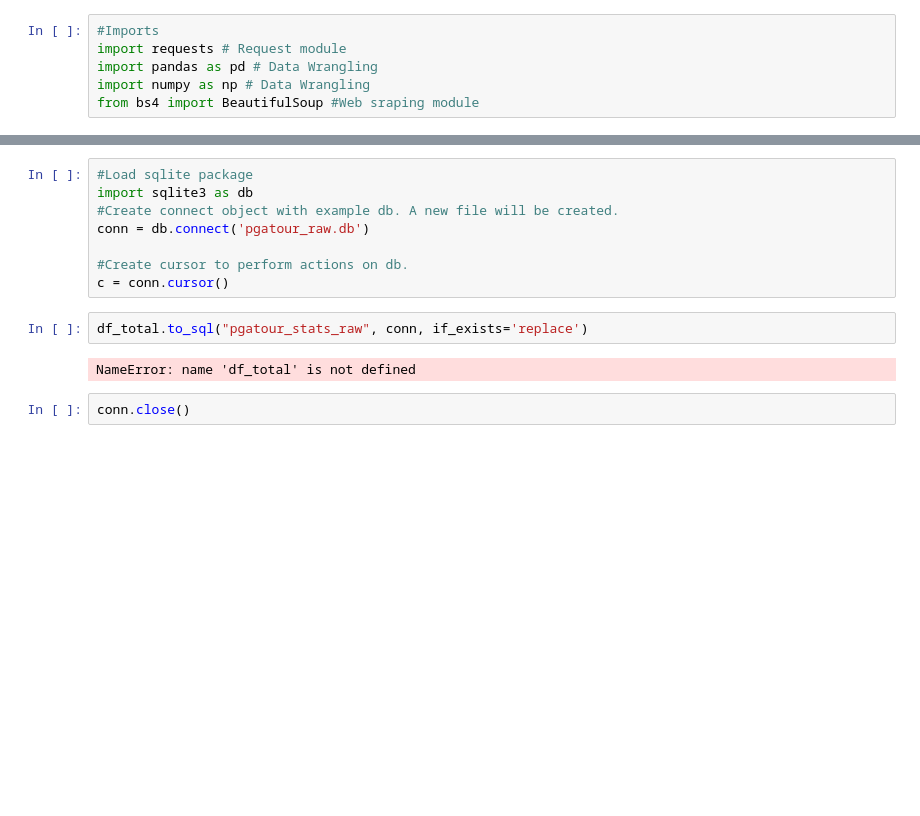
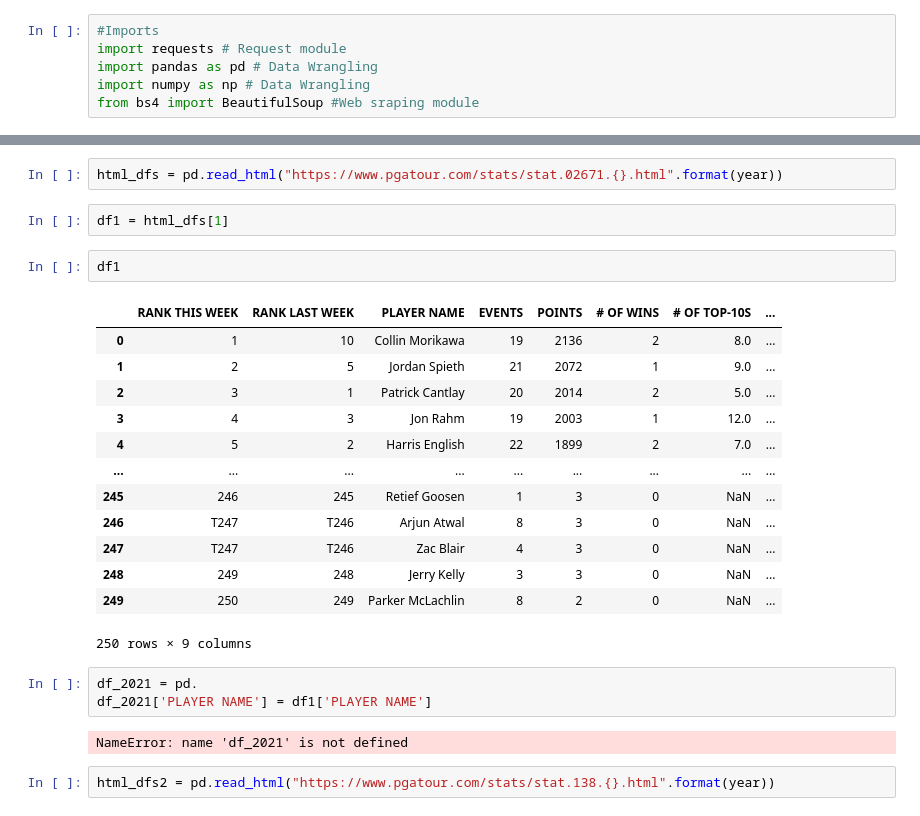
Before and after one commit to asval211/pga_golf_dataset, a Jupyter notebook: notebooks/exploratory/Cameron/Data Scraping.ipynb, the cells around one changed output, grey strips where cells are left out. Saved outputs shown, nothing was run; the diff lists cells and outputs as text; blank space fills up the shorter version.

```diff
--- a/notebooks/exploratory/Cameron/Data Scraping.ipynb
+++ b/notebooks/exploratory/Cameron/Data Scraping.ipynb
@@ -174,14 +9,27 @@ NameError: name 'df_total' is not defined
-# %%
-#Load sqlite package
-import sqlite3 as db
-#Create connect object with example db. A new file will be created.
-conn = db.connect('pgatour_raw.db')
-
-#Create cursor to perform actions on db.
-c = conn.cursor()
-# %%
-df_total.to_sql("pgatour_stats_raw", conn, if_exists='replace')
-# %% [output]
-NameError: name 'df_total' is not defined
-# %%
-conn.close()
+# %%
+html_dfs = pd.read_html("https://www.pgatour.com/stats/stat.02671.{}.html".format(year))
+# %%
+df1 = html_dfs[1]
+# %%
+df1
+# %% [output]
+|  | RANK THIS WEEK | RANK LAST WEEK | PLAYER NAME | EVENTS | POINTS | # OF WINS | # OF TOP-10S | ... |
+| 0 | 1 | 10 | Collin Morikawa | 19 | 2136 | 2 | 8.0 | ... |
+| 1 | 2 | 5 | Jordan Spieth | 21 | 2072 | 1 | 9.0 | ... |
+| 2 | 3 | 1 | Patrick Cantlay | 20 | 2014 | 2 | 5.0 | ... |
+| 3 | 4 | 3 | Jon Rahm | 19 | 2003 | 1 | 12.0 | ... |
+| 4 | 5 | 2 | Harris English | 22 | 1899 | 2 | 7.0 | ... |
+| ... | ... | ... | ... | ... | ... | ... | ... | ... |
+| 245 | 246 | 245 | Retief Goosen | 1 | 3 | 0 | NaN | ... |
+| 246 | T247 | T246 | Arjun Atwal | 8 | 3 | 0 | NaN | ... |
+| 247 | T247 | T246 | Zac Blair | 4 | 3 | 0 | NaN | ... |
+| 248 | 249 | 248 | Jerry Kelly | 3 | 3 | 0 | NaN | ... |
+| 249 | 250 | 249 | Parker McLachlin | 8 | 2 | 0 | NaN | ... |
+250 rows × 9 columns
+# %%
+df_2021 = pd.
+df_2021['PLAYER NAME'] = df1['PLAYER NAME']
+# %% [output]
+NameError: name 'df_2021' is not defined
+# %%
+html_dfs2 = pd.read_html("https://www.pgatour.com/stats/stat.138.{}.html".format(year))
```
Also changed, not shown: parts of 23 cells of this notebook, 1 other file.
